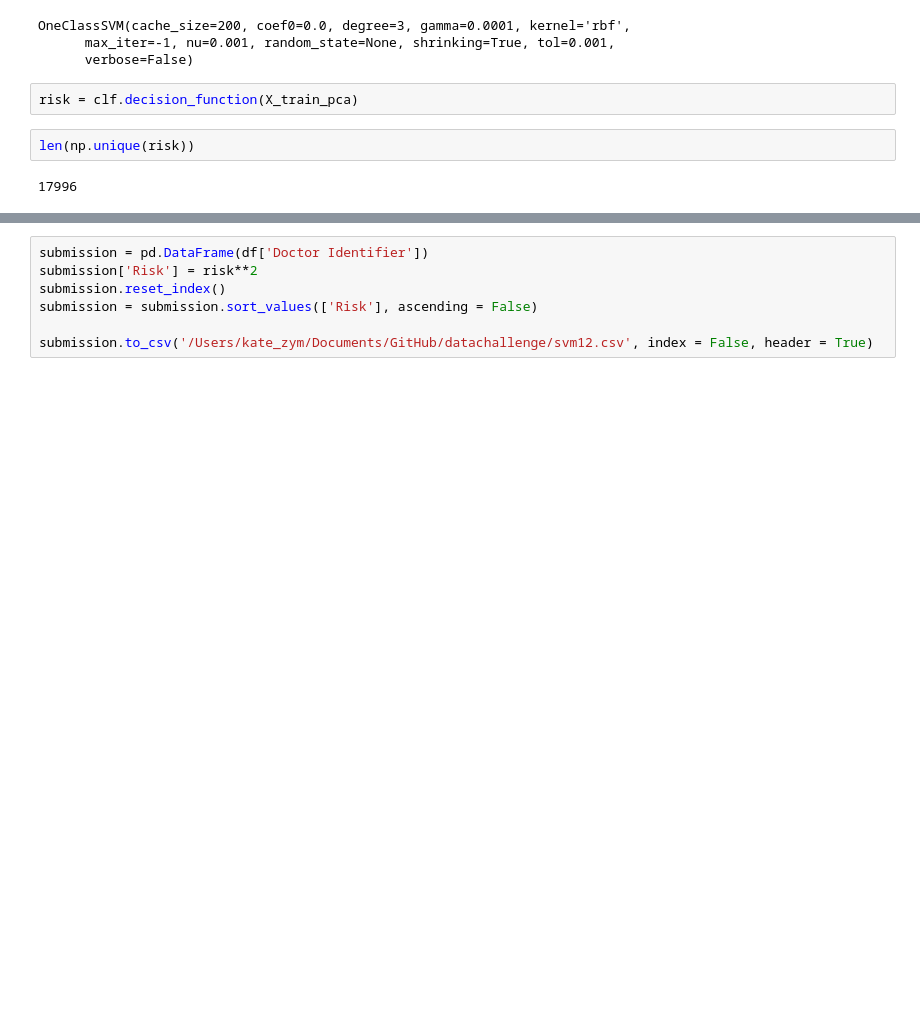
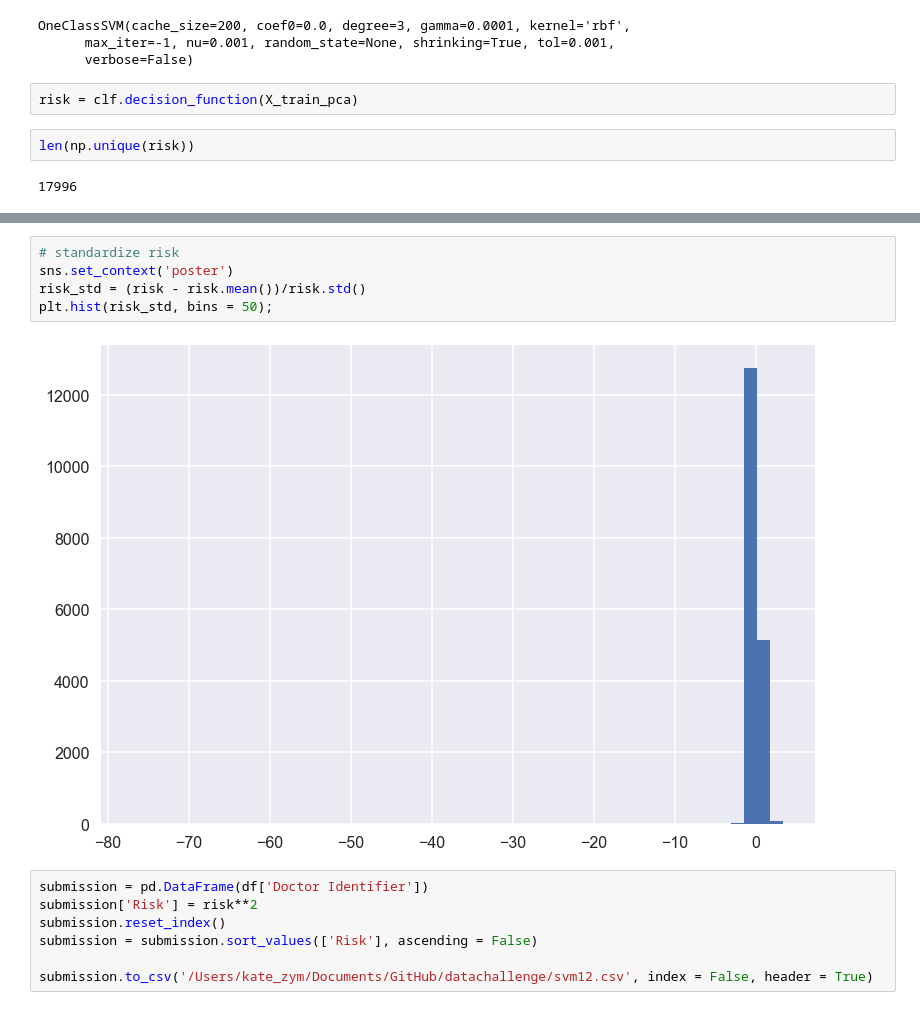
Before and after one commit to amerch/ComputeFest-Data-Challenge, a Jupyter notebook: DF2.ipynb, the cells around one changed output, grey strips where cells are left out. Saved outputs shown, nothing was run; the diff lists cells and outputs as text; blank space fills up the shorter version.

```diff
--- a/DF2.ipynb
+++ b/DF2.ipynb
@@ -128,3 +125,10 @@ plt.hist(risk, bins = 50);
+# %%
+# standardize risk
+sns.set_context('poster')
+risk_std = (risk - risk.mean())/risk.std()
+plt.hist(risk_std, bins = 50);
+# %% [output]
+[figure, added]
 # %%
 submission = pd.DataFrame(df['Doctor Identifier'])
 submission['Risk'] = risk**2
```
Also changed, not shown: parts of 15 cells of this notebook.
